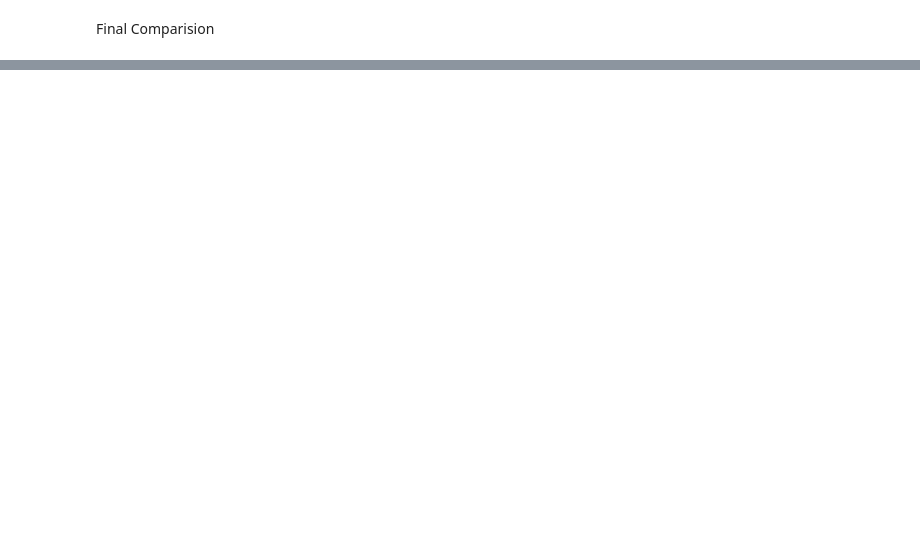
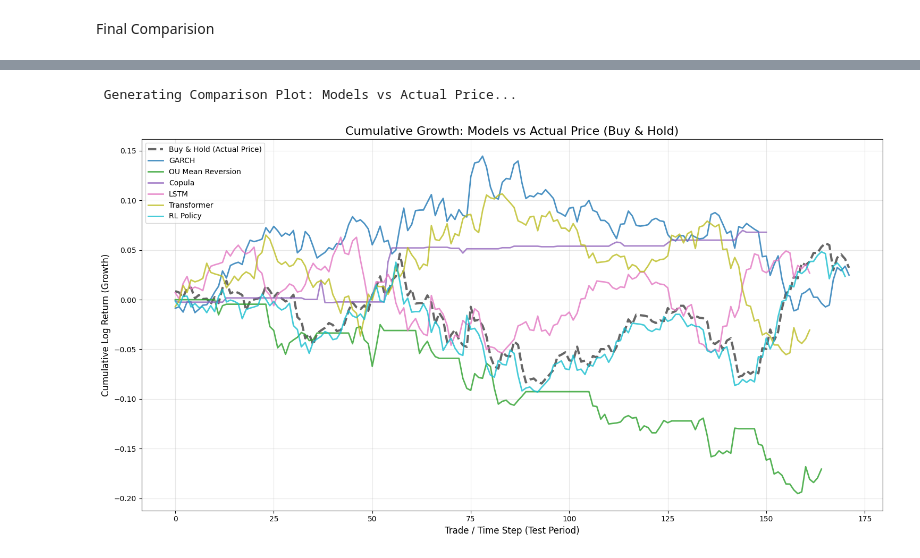
Before and after one commit to Rahul-2004/Quant-Trading-Project, a Jupyter notebook: Models.ipynb, the cells around one changed output, grey strips where cells are left out. Saved outputs shown, nothing was run; the diff lists cells and outputs as text; code cells hidden in the pictures; blank space fills up the shorter version.

```diff
--- a/Models.ipynb
+++ b/Models.ipynb
@@ -881,0 +878,52 @@ GARCH Volatility Regime  0.529070  0.087131         1.025110     -0.155833
+# %%
+# ============================================================================
+# VISUALIZATION: MODELS VS ACTUAL PRICE (BUY & HOLD)
+# ============================================================================
+
+def plot_model_comparison_with_price(all_results):
+    """
+    Plots the Equity Curve of each model against the 'Buy & Hold' (Actual Price) benchmark.
+    """
+    fig, ax = plt.subplots(figsize=(15, 8))
+
+    # Check if we have any results
+    if not all_results:
+        print("No results to plot.")
+        return
+
+    # 1. Get Buy & Hold (Benchmark) from the first model's data
+    # We use the longest available test set to ensure we cover the period
+    first_key = list(all_results.keys())[0]
+    # Extract actual returns from the first model's results
+    baseline_returns = all_results[first_key]['y_true'].to_numpy()
+    buy_and_hold_equity = np.cumsum(baseline_returns)
+
+    # Plot Benchmark (Actual Price Movement)
+    ax.plot(buy_and_hold_equity, label='Buy & Hold (Actual Price)', color='black', linewidth=3, linestyle='--', alpha=0.6)
+
+    # 2. Plot Each Model
+    # Generate distinct colors
+    colors = plt.cm.tab10(np.linspace(0, 1, len(all_results)))
+
+    for i, (model_name, trade_results) in enumerate(all_results.items()):
+        equity = trade_results['equity_curve'].to_numpy()
+
+        # Ensure we don't plot out of bounds if lengths differ slightly
+        min_len = min(len(equity), len(buy_and_hold_equity))
+
+        ax.plot(equity[:min_len], label=model_name, linewidth=2, color=colors[i], alpha=0.8)
+
+    ax.set_title("Cumulative Growth: Models vs Actual Price (Buy & Hold)", fontsize=16)
+    ax.set_ylabel("Cumulative Log Return (Growth)", fontsize=12)
+    ax.set_xlabel("Trade / Time Step (Test Period)", fontsize=12)
+    ax.legend(fontsize=10, loc='upper left')
+    ax.grid(True, alpha=0.3)
+
+    plt.tight_layout()
+    plt.show()
+
+print("\n Generating Comparison Plot: Models vs Actual Price...\n")
+plot_model_comparison_with_price(ALL_RESULTS)
+# %% [output]
+ Generating Comparison Plot: Models vs Actual Price...
+[figure, added]
```
Also changed, not shown: parts of 10 cells of this notebook, 1 other file.
